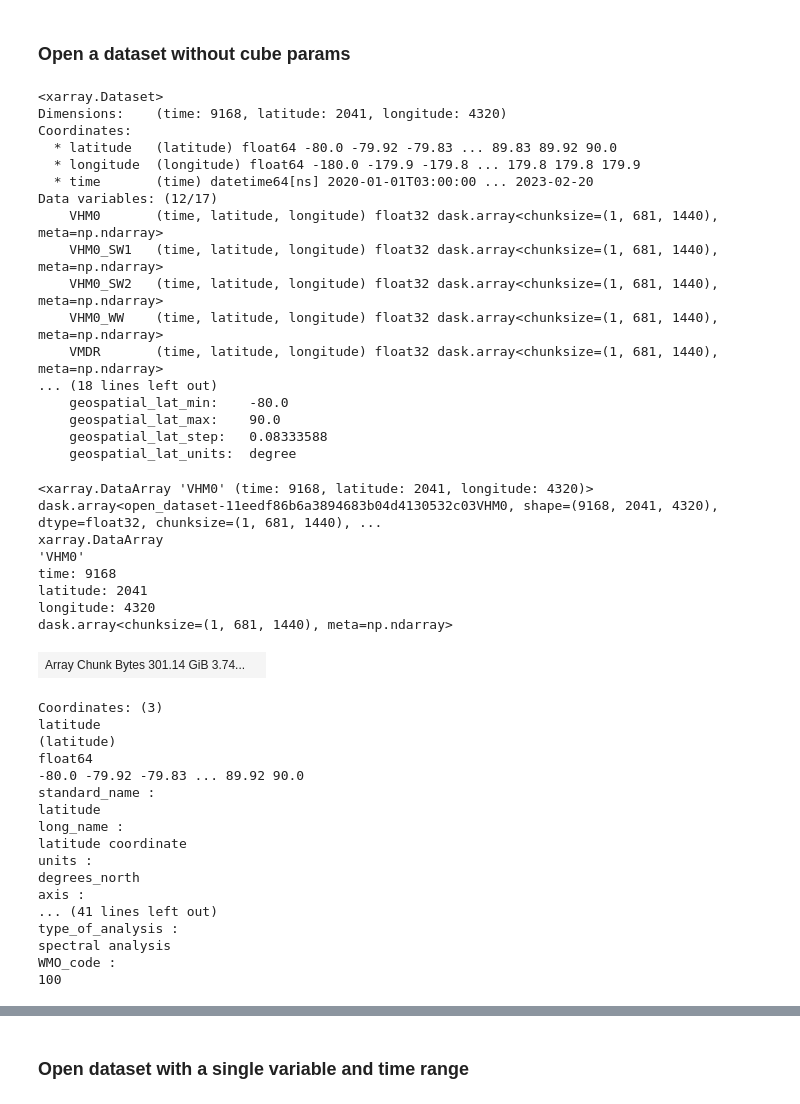
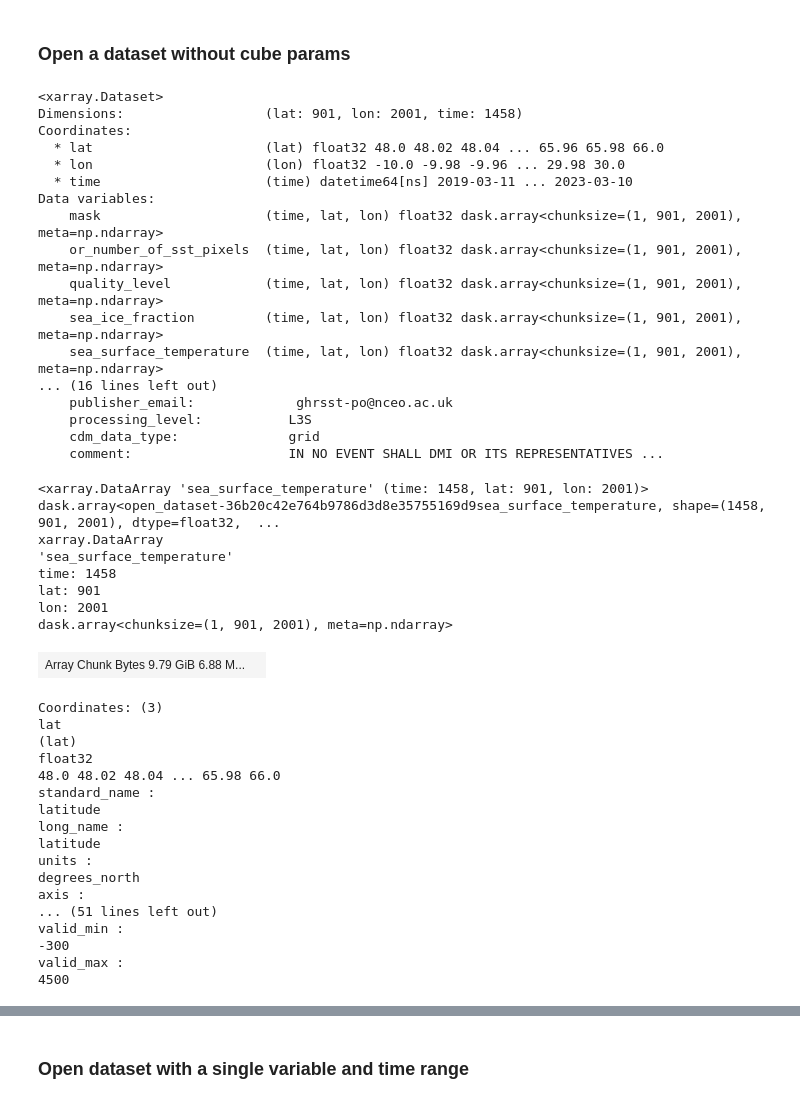
Before and after one commit to xcube-dev/xcube-cmems, a Jupyter notebook: examples/notebooks/cmems_ds_example.ipynb, the cells around one changed output, grey strips where cells are left out. Drawn from its saved outputs; the diff is of its cells as text; code cells hidden in the pictures.

```diff
--- a/examples/notebooks/cmems_ds_example.ipynb
+++ b/examples/notebooks/cmems_ds_example.ipynb
@@ -48,51 +44,51 @@ data_des.bbox
 # %% [markdown]
 ### Open a dataset without cube params
 # %%
-ds = cmems_store.open_data('cmems_mod_glo_wav_anfc_0.083deg_PT3H-i','dataset:zarr:cmems')
+ds = cmems_store.open_data('DMI-BALTIC-SST-L3S-NRT-OBS_FULL_TIME_SERIE','dataset:zarr:cmems')
 ds
 # %% [output]
 <xarray.Dataset>
-Dimensions:    (time: 9168, latitude: 2041, longitude: 4320)
+Dimensions:                  (lat: 901, lon: 2001, time: 1458)
 Coordinates:
-  * latitude   (latitude) float64 -80.0 -79.92 -79.83 ... 89.83 89.92 90.0
-  * longitude  (longitude) float64 -180.0 -179.9 -179.8 ... 179.8 179.8 179.9
-  * time       (time) datetime64[ns] 2020-01-01T03:00:00 ... 2023-02-20
-Data variables: (12/17)
-    VHM0       (time, latitude, longitude) float32 dask.array<chunksize=(1, 681, 1440), meta=np.ndarray>
-    VHM0_SW1   (time, latitude, longitude) float32 dask.array<chunksize=(1, 681, 1440), meta=np.ndarray>
-    VHM0_SW2   (time, latitude, longitude) float32 dask.array<chunksize=(1, 681, 1440), meta=np.ndarray>
-    VHM0_WW    (time, latitude, longitude) float32 dask.array<chunksize=(1, 681, 1440), meta=np.ndarray>
-    VMDR       (time, latitude, longitude) float32 dask.array<chunksize=(1, 681, 1440), meta=np.ndarray>
-... (18 lines left out)
-    geospatial_lat_min:    -80.0
-    geospatial_lat_max:    90.0
-    geospatial_lat_step:   0.08333588
-    geospatial_lat_units:  degree
+  * lat                      (lat) float32 48.0 48.02 48.04 ... 65.96 65.98 66.0
+  * lon                      (lon) float32 -10.0 -9.98 -9.96 ... 29.98 30.0
+  * time                     (time) datetime64[ns] 2019-03-11 ... 2023-03-10
+Data variables:
+    mask                     (time, lat, lon) float32 dask.array<chunksize=(1, 901, 2001), meta=np.ndarray>
+    or_number_of_sst_pixels  (time, lat, lon) float32 dask.array<chunksize=(1, 901, 2001), meta=np.ndarray>
+    quality_level            (time, lat, lon) float32 dask.array<chunksize=(1, 901, 2001), meta=np.ndarray>
+    sea_ice_fraction         (time, lat, lon) float32 dask.array<chunksize=(1, 901, 2001), meta=np.ndarray>
+    sea_surface_temperature  (time, lat, lon) float32 dask.array<chunksize=(1, 901, 2001), meta=np.ndarray>
+... (16 lines left out)
+    publisher_email:             ghrsst-po@nceo.ac.uk
+    processing_level:           L3S
+    cdm_data_type:              grid
+    comment:                    IN NO EVENT SHALL DMI OR ITS REPRESENTATIVES ...
 # %%
-ds.VHM0
+ds.sea_surface_temperature
 # %% [output]
-<xarray.DataArray 'VHM0' (time: 9168, latitude: 2041, longitude: 4320)> dask.array<open_dataset-11eedf86b6a3894683b04d4130532c03VHM0, shape=(9168, 2041, 4320), dtype=float32, chunksize=(1, 681, 1440), ...
+<xarray.DataArray 'sea_surface_temperature' (time: 1458, lat: 901, lon: 2001)> dask.array<open_dataset-36b20c42e764b9786d3d8e35755169d9sea_surface_temperature, shape=(1458, 901, 2001), dtype=float32,  ...
 xarray.DataArray
-'VHM0'
-time: 9168
-latitude: 2041
-longitude: 4320
-dask.array<chunksize=(1, 681, 1440), meta=np.ndarray>
+'sea_surface_temperature'
+time: 1458
+lat: 901
+lon: 2001
+dask.array<chunksize=(1, 901, 2001), meta=np.ndarray>
-| Array Chunk Bytes 301.14 GiB 3.74... |  |
+| Array Chunk Bytes 9.79 GiB 6.88 M... |  |
 Coordinates: (3)
-latitude
-(latitude)
-float64
--80.0 -79.92 -79.83 ... 89.92 90.0
+lat
+(lat)
+float32
+48.0 48.02 48.04 ... 65.98 66.0
 standard_name :
 latitude
 long_name :
-latitude coordinate
+latitude
 units :
 degrees_north
 axis :
-... (41 lines left out)
-type_of_analysis :
-spectral analysis
-WMO_code :
-100
+... (51 lines left out)
+valid_min :
+-300
+valid_max :
+4500
```
Also changed, not shown: parts of 12 cells of this notebook.
